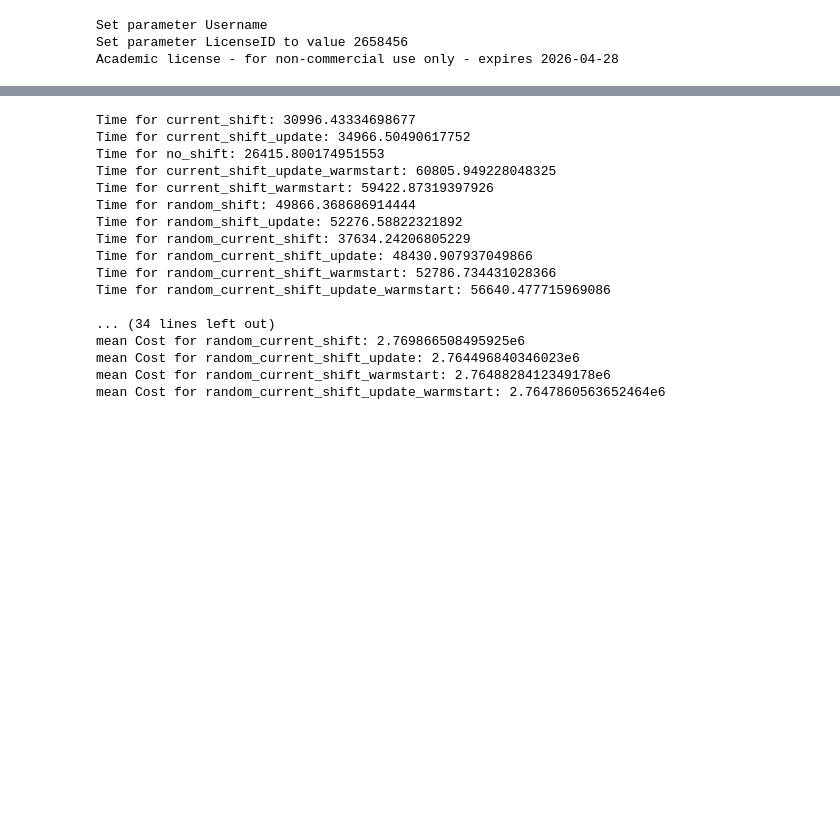
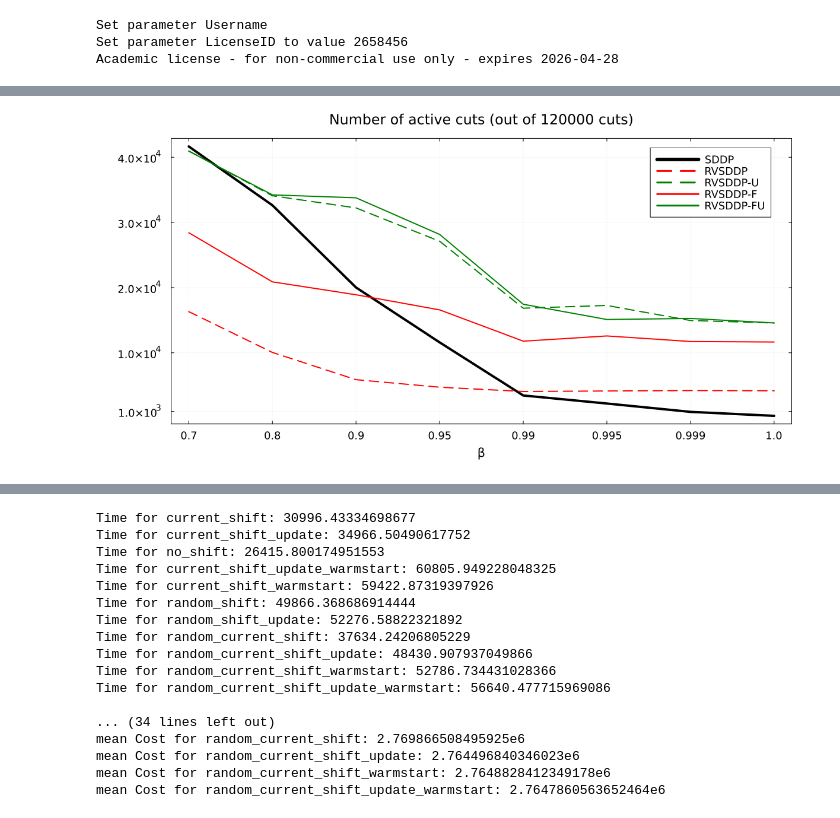
Before and after one commit to MathisAzema/SDDP.jl, a Jupyter notebook: post_results.ipynb, the cells around one changed output, grey strips where cells are left out. Saved outputs shown, nothing was run; the diff lists cells and outputs as text; code cells hidden in the pictures; blank space fills up the shorter version.

```diff
--- a/post_results.ipynb
+++ b/post_results.ipynb
@@ -35,0 +339,11 @@ labels=string.(shift_list)
+# %%
+beta_list = [0.7, 0.8, 0.9, 0.95, 0.99, 0.995, 0.999, 1.0]
+kmax = Dict(beta => 10 for beta in beta_list)
+kmax[0.8] = 9
+kmax[0.7] = 6
+kmax[1.0] = 6
+iter=141
+folder = "results_ICSP/"
+shiftref=SDDP.no_shift
+# cuts = Dict(shift => [sum(Serialization.deserialize(folder*"$beta/$(shift)/active_cuts_$iter.jls")) for beta in beta_list] for shift in shift_list[2:end])
+cuts = Dict(shift => [mean([sum(Serialization.deserialize(folder*"$k/beta_$beta/$(shift)/active_cuts_$iter.jls")) for k in 1:kmax[beta]]) for beta in beta_list] for shift in shift_list)
@@ -35,0 +366,80 @@ labels=string.(shift_list)
+# %%
+# Configuration des tailles de police
+font_size_axes = 14        # Titres des axes (xlabel, ylabel)
+font_size_legend = 12      # Légende
+font_size_title = 16       # Titre principal
+font_size_ticks = 12       # Étiquettes des axes (valeurs numériques)
+
+# Calcul des données pour déterminer la plage de l'axe Y
+data_ref = [cuts[SDDP.no_shift][k] for k in 1:length(beta_list)]
+all_data = [data_ref]
+for shift in shift_list[2:end]
+    push!(all_data, [cuts[shift][k] for k in 1:length(beta_list)])
+end
+y_min = minimum(vcat(all_data...))
+y_max = maximum(vcat(all_data...))
+# Graduations spécifiques pour l'axe Y
+y_ticks = [1000, 10000, 20000, 30000,40000]
+
+xticks = [1,2,3,4,5,6,7,8]
+xticklabels = ["0.7", "0.8", "0.9", "0.95", "0.99", "0.995", "0.999", "1.0"]
+
+# Fonction de formatage pour notation scientifique propre
+function format_scientific(x)
+    if abs(x) >= 1e6 || abs(x) <= 1e-3
+        # Notation scientifique pour les très grandes ou très petites valeurs
+        exp_val = floor(Int, log10(abs(x)))
+        mantissa = x / (10.0^exp_val)
+        return @sprintf("%.2fe%d", mantissa, exp_val)
+    else
+        # Format normal pour les valeurs modérées
+        return string(Int64(round(x)))
+    end
+end
+
+p=plot(xticks, data_ref,
+    label="SDDP",
+    linestyle=line_styles[SDDP.no_shift],
+    color=colors[SDDP.no_shift],
+    linewidth=4,
+    size=(1200, 600),
+    # Configuration des titres et tailles de police
+    xlabel="β",
+    title="Number of active cuts (out of 120000 cuts)",
+    titlefontsize=font_size_title,
+    guidefontsize=font_size_axes,
+    legendfontsize=font_size_legend,
+    tickfontsize=font_size_ticks,
+    # Formatage de l'axe Y avec notation scientifique propre
+    # yformatter=format_scientific,
+    xticks=(1:8, xticklabels),
+    # Limitation du nombre de graduations à 4
+    yticks=y_ticks,
+    # Options supplémentaires pour améliorer la lisibilité
+    grid=true,
+    gridwidth=1,
+    gridcolor=:lightgray,
+    framestyle=:box,
+    # Ajustement des marges pour que les titres soient visibles
+    margin=5Plots.mm,
+    left_margin=8Plots.mm,
+    bottom_margin=8Plots.mm,
+    top_margin=5Plots.mm,
+    right_margin=5Plots.mm
+)
+
+for shift in shift_list[2:end]
+    plot!(1:8, [cuts[shift][k] for k in 1:length(beta_list)],
+        label=labels[shift],
+        linestyle=line_styles[shift],
+        color=colors[shift],
+        linewidth=2)
+end
+
+# Enregistrement du graphique
+filename = "graph/cuts_beta.png"
+savefig(p, filename)
+println("Graphique enregistré sous : $filename")
+
+p
+# %% [output]
@@ -35,0 +447 @@ labels=string.(shift_list)
+[figure, added]
```
Also changed, not shown: parts of 17 cells of this notebook, 11 other files.
